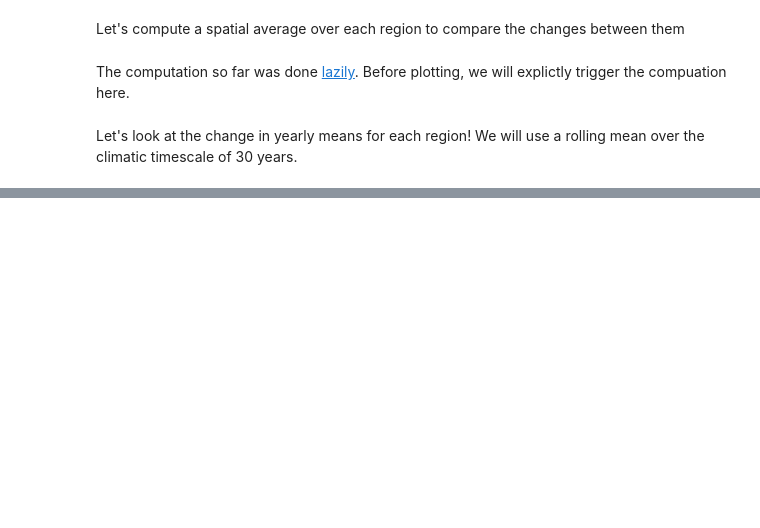
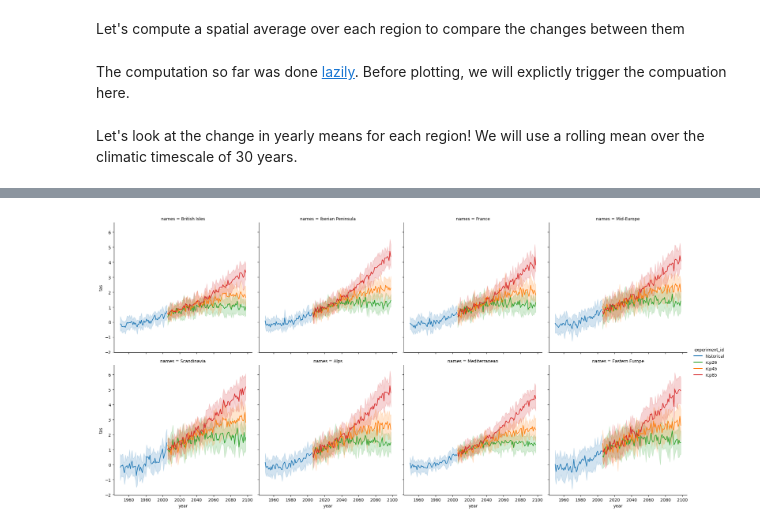
Before and after one commit to WCRP-CORDEX/cordex-tutorials, a Jupyter notebook: tutorials/regional.ipynb, the cells around one changed output, grey strips where cells are left out. Drawn from its saved outputs; the diff is of its cells as text; code cells hidden in the pictures; blank space fills up the shorter version.

```diff
--- a/tutorials/regional.ipynb
+++ b/tutorials/regional.ipynb
@@ -196,0 +237,5 @@ def get_averager(grid, gdf):
+# %%
+change = ensemble - ensemble.sel(experiment_id = "historical", year=slice(1961,1990)).mean('year')
+# %%
+df = change.to_dataframe().reset_index()[["year", "experiment_id", "dset_id", "names", "tas"]]
+df
@@ -196,0 +256,20 @@ def get_averager(grid, gdf):
+# %%
+import seaborn as sns
+
+palette = {"historical": "C0", "rcp26": "C2", "rcp45": "C1", "rcp85": "C3"}
+g = sns.relplot(
+    data=df[(df["year"] >= 1950) & (df["year"] <= 2098)],
+    x="year",
+    y="tas",
+    hue="experiment_id",
+    kind="line",
+    #errorbar=("ci", 95),
+    errorbar="sd",
+    #aspect=2,
+    palette=palette,
+    col="names",
+    col_wrap=4
+)
+#g.set(title="Yearly model mean with 95th percentile confidence interval")
+# %% [output]
+[figure, added]
```
Also changed, not shown: parts of 28 cells of this notebook.
